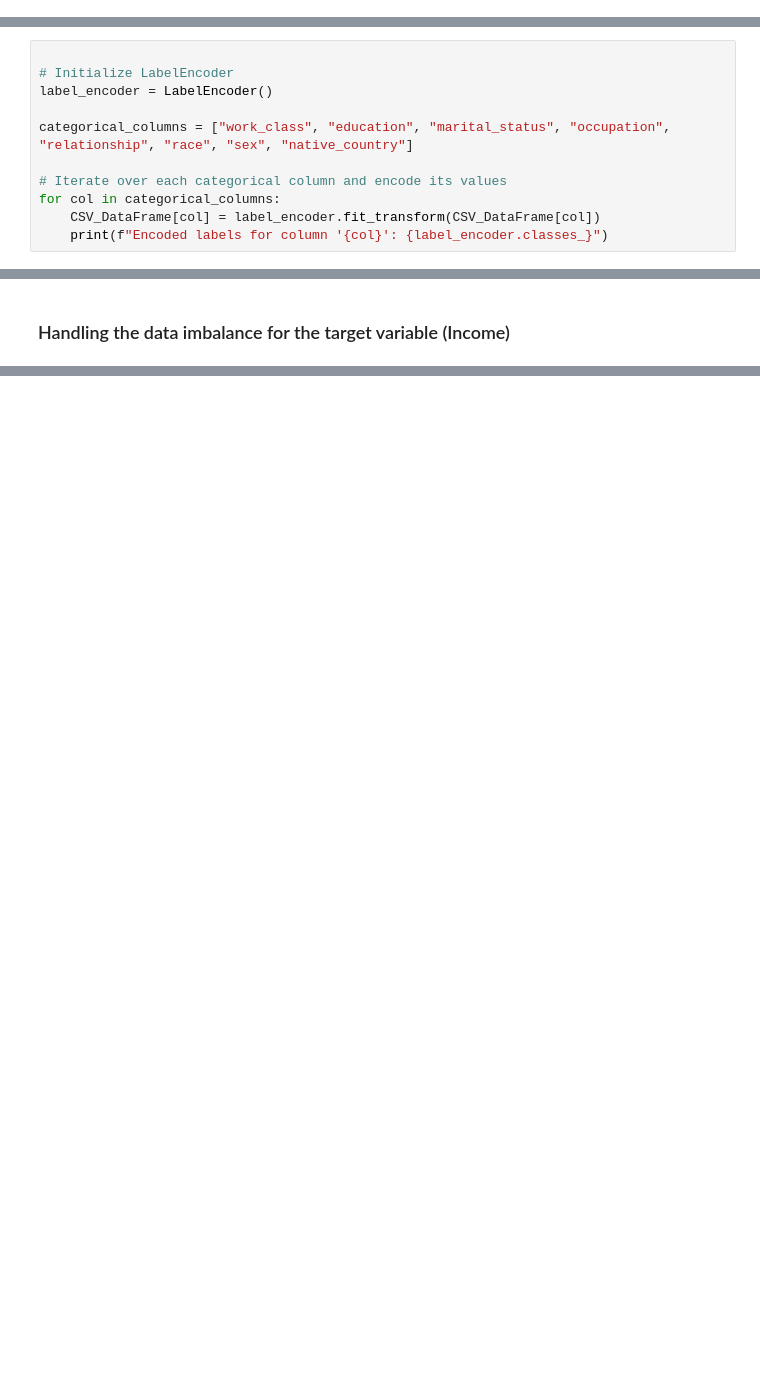
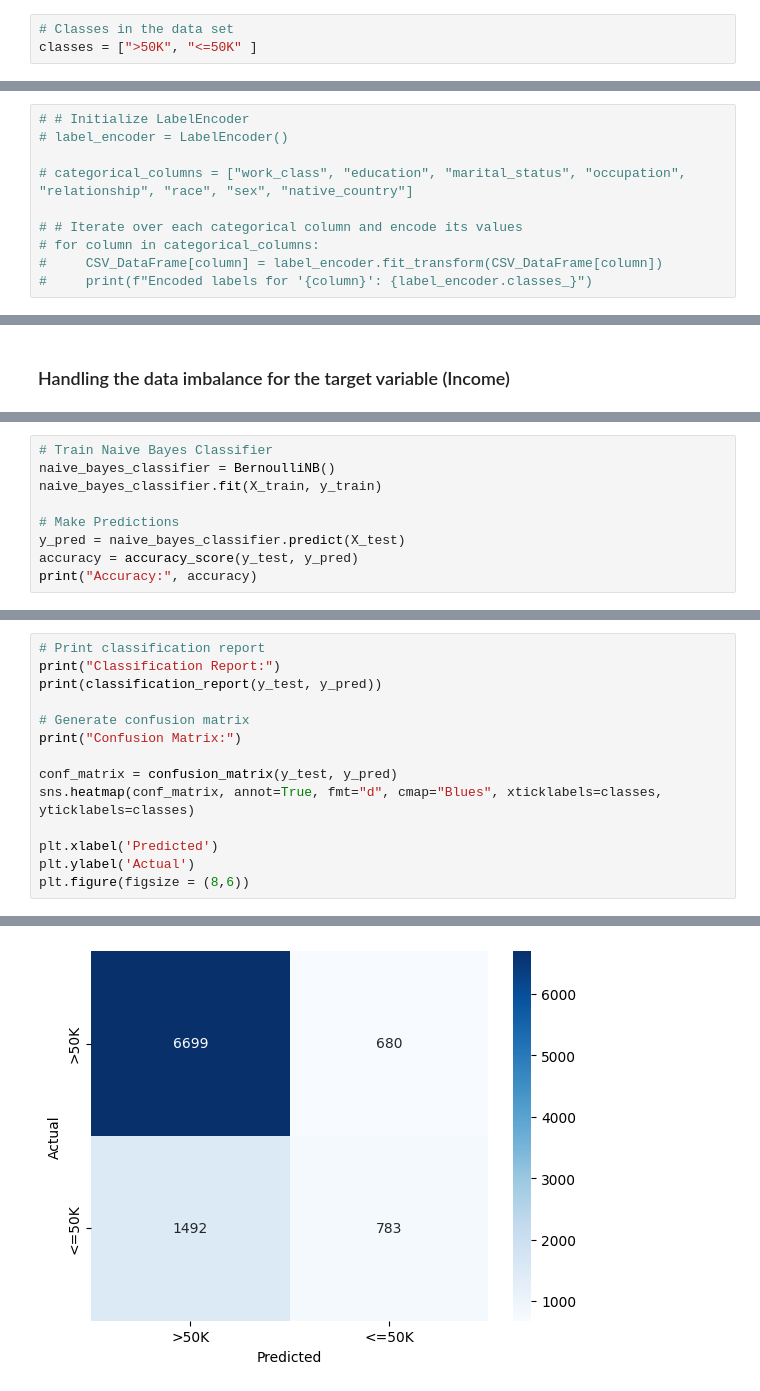
Before and after one commit to Uziii-man/Automatic-Census-Data-Modeling, a Jupyter notebook: ML_Naive-Baise.ipynb, the cells around one changed output, grey strips where cells are left out. Cells and saved outputs as stored; diff of their text form; blank space fills up the shorter version.

```diff
--- a/ML_Naive-Baise.ipynb
+++ b/ML_Naive-Baise.ipynb
@@ -16,3 +18,6 @@ from sklearn.metrics import accuracy_score, classification_report, confusion_mat
 ### Load the CSV file
 # %%
 CSV_DataFrame = pd.read_csv("adult.csv")
+# %%
+# Classes in the data set
+classes = [">50K", "<=50K" ]
@@ -19,11 +26,10 @@ CSV_DataFrame = pd.read_csv("adult.csv")
 # %%
+# # Initialize LabelEncoder
+# label_encoder = LabelEncoder()
 
-# Initialize LabelEncoder
-label_encoder = LabelEncoder()
+# categorical_columns = ["work_class", "education", "marital_status", "occupation", "relationship", "race", "sex", "native_country"]
 
-categorical_columns = ["work_class", "education", "marital_status", "occupation", "relationship", "race", "sex", "native_country"]
-
-# Iterate over each categorical column and encode its values
-for col in categorical_columns:
-    CSV_DataFrame[col] = label_encoder.fit_transform(CSV_DataFrame[col])
-    print(f"Encoded labels for column '{col}': {label_encoder.classes_}")
+# # Iterate over each categorical column and encode its values
+# for column in categorical_columns:
+#     CSV_DataFrame[column] = label_encoder.fit_transform(CSV_DataFrame[column])
+#     print(f"Encoded labels for '{column}': {label_encoder.classes_}")
@@ -81,0 +97,9 @@ Name: count, dtype: int64
+# %%
+# Train Naive Bayes Classifier
+naive_bayes_classifier = BernoulliNB()
+naive_bayes_classifier.fit(X_train, y_train)
+
+# Make Predictions
+y_pred = naive_bayes_classifier.predict(X_test)
+accuracy = accuracy_score(y_test, y_pred)
+print("Accuracy:", accuracy)
@@ -81,0 +108,15 @@ Name: count, dtype: int64
+# %%
+# Print classification report
+print("Classification Report:")
+print(classification_report(y_test, y_pred))
+
+# Generate confusion matrix
+print("Confusion Matrix:")
+
+conf_matrix = confusion_matrix(y_test, y_pred)
+sns.heatmap(conf_matrix, annot=True, fmt="d", cmap="Blues", xticklabels=classes, yticklabels=classes)
+
+plt.xlabel('Predicted')
+plt.ylabel('Actual')
+plt.figure(figsize = (8,6))
+# %% [output]
@@ -81,0 +135 @@ Name: count, dtype: int64
+[figure, added]
```
Also changed, not shown: parts of 28 cells of this notebook, 4 other files.
